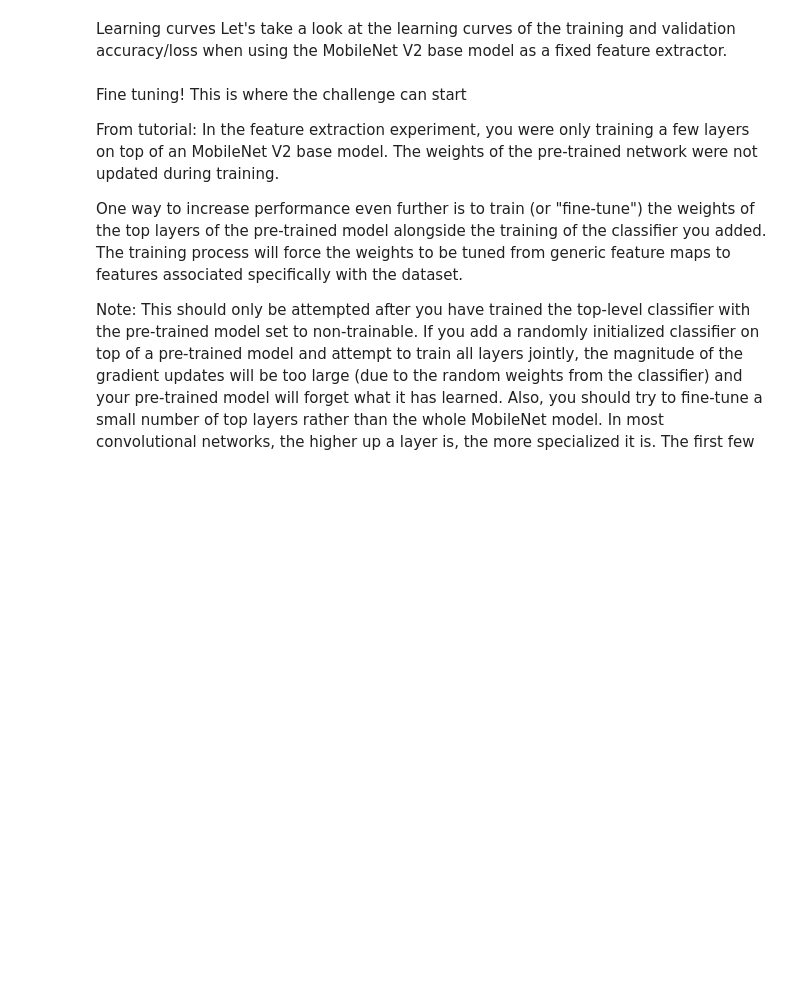
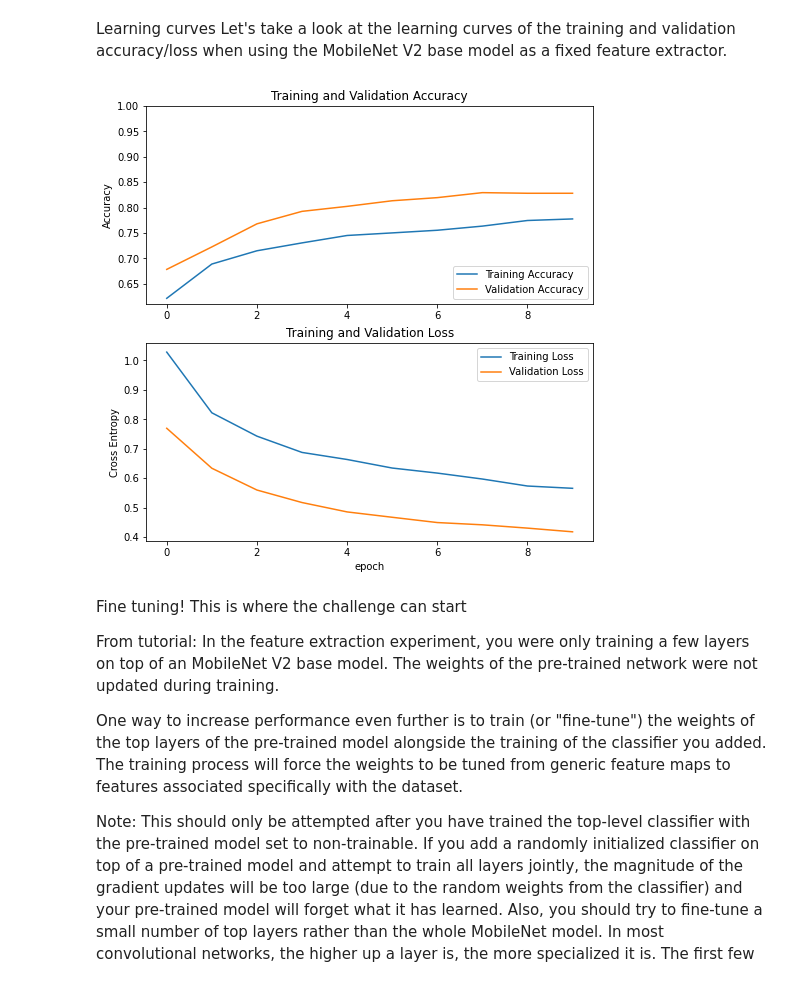
Before and after one commit to tractable-ai-wit/binder-demo, a Jupyter notebook: demo.ipynb, the cells around one changed output. Saved outputs shown, nothing was run; the diff lists cells and outputs as text; code cells hidden in the pictures; blank space fills up the shorter version.

```diff
--- a/demo.ipynb
+++ b/demo.ipynb
@@ -123,3 +193,7 @@ To generate predictions from the block of features, average over the spatial 5x5
 global_average_layer = tf.keras.layers.GlobalAveragePooling2D()
 feature_batch_average = global_average_layer(feature_batch)
 print(feature_batch_average.shape)
+
+prediction_layer = tf.keras.layers.Dense(4)
+prediction_batch = prediction_layer(feature_batch_average)
+print(prediction_batch.shape)
@@ -139,7 +216,7 @@ Compile the model before training it.  Since there are two classes, use a binary
 # %%
 base_learning_rate = 0.0001
 model.compile(optimizer=tf.keras.optimizers.Adam(lr=base_learning_rate),
-              loss=tf.keras.losses.BinaryCrossentropy(from_logits=True),
+              loss=tf.keras.losses.SparseCategoricalCrossentropy(from_logits=True),
               metrics=['accuracy'])
 
 model.summary()
@@ -155,0 +249,4 @@ loss0, accuracy0 = model.evaluate(validation_dataset)
+# %%
+initial_epochs = 10
+# With no training
+loss0, accuracy0 = model.evaluate(validation_dataset)
@@ -168,28 +293,30 @@ Let's take a look at the learning curves of the training and validation accuracy
 # %%
 acc = history.history['accuracy']
 val_acc = history.history['val_accuracy']
 
 loss = history.history['loss']
 val_loss = history.history['val_loss']
 
 plt.figure(figsize=(8, 8))
 plt.subplot(2, 1, 1)
 plt.plot(acc, label='Training Accuracy')
 plt.plot(val_acc, label='Validation Accuracy')
 plt.legend(loc='lower right')
 plt.ylabel('Accuracy')
 plt.ylim([min(plt.ylim()),1])
 plt.title('Training and Validation Accuracy')
 
 plt.subplot(2, 1, 2)
 plt.plot(loss, label='Training Loss')
 plt.plot(val_loss, label='Validation Loss')
 plt.legend(loc='upper right')
 plt.ylabel('Cross Entropy')
-plt.ylim([0,1.0])
+#plt.ylim([0,1.0])
 plt.title('Training and Validation Loss')
 plt.xlabel('epoch')
 plt.show()
+# %% [output]
+[figure, added]
 # %% [markdown]
 Fine tuning! This is where the challenge can start
 
```
Also changed, not shown: parts of 36 cells of this notebook, 2 other files.
